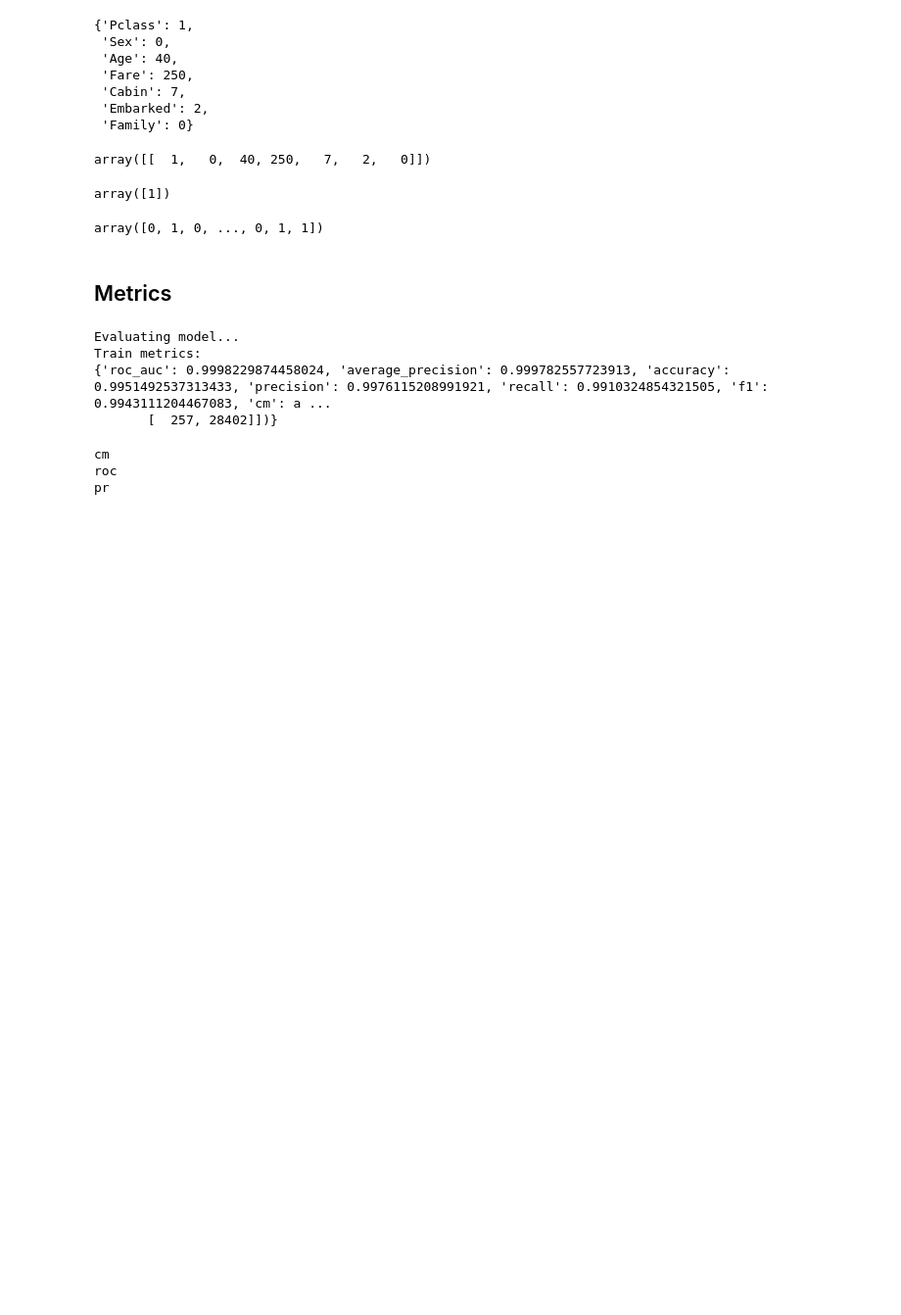
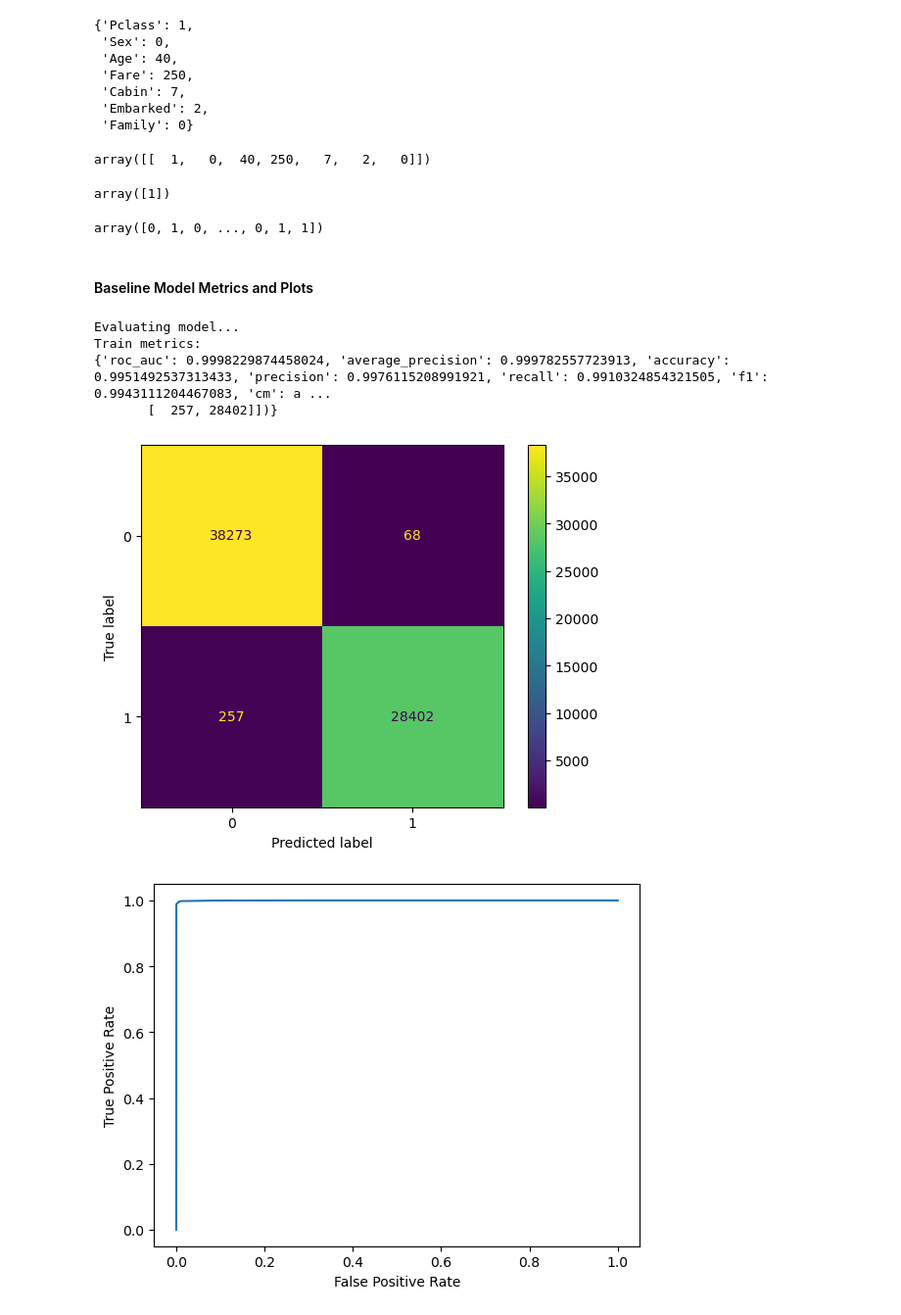
Before and after one commit to univai-community/mlops1, a Jupyter notebook: simplemodel-00.ipynb, the cells around one changed output. Shown: that part at 98% size. Saved outputs shown, nothing was run; the diff lists cells and outputs as text; code cells hidden in the pictures; blank space fills up the shorter version.

```diff
--- a/simplemodel-00.ipynb
+++ b/simplemodel-00.ipynb
@@ -75,11 +92,11 @@ def get_metrics(y, ypred, yproba):
 # %%
 def get_plots(y, ypred, yproba):
     cm = confusion_matrix(y, ypred)
-    cm_plot = ConfusionMatrixDisplay(cm).plot()
+    cm_plot = ConfusionMatrixDisplay(cm)
     fpr, tpr, _ = roc_curve(y, yproba)
-    roc_plot = RocCurveDisplay(fpr=fpr, tpr=tpr).plot()
+    roc_plot = RocCurveDisplay(fpr=fpr, tpr=tpr)
     prec, recall, _ = precision_recall_curve(y, yproba)
-    pr_plot = PrecisionRecallDisplay(precision=prec, recall=recall).plot()
+    pr_plot = PrecisionRecallDisplay(precision=prec, recall=recall)
     return {
         'cm': cm_plot,
         'roc': roc_plot,
@@ -214,6 +234,6 @@ We abuse the word test here: we really mean validation.
 # %%
 print("Training model...")
-X_train, X_test, y_train, y_test = train_test_split(
+X_train, X_valid, y_train, y_valid = train_test_split(
     train_df, y, test_size=0.33, random_state=RANDOM_STATE, stratify=y
 )
 # %% [output]
@@ -221,7 +275,7 @@ Training model...
 # %%
-def fit_model(train_X, train_y, max_depth=None, random_state=42):
+def fit_model_rf(train_X, train_y, max_depth=None, random_state=42):
     clf = RandomForestClassifier(n_estimators=200, max_depth=max_depth, random_state=random_state)
     clf.fit(train_X, train_y)
     return clf
 # %%
-model = fit_model(X_train, y_train)
+model = fit_model_rf(X_train, y_train)
@@ -288,11 +313,11 @@ rehydrated.predict(inputX.reshape(1,-1))
 # %% [output]
 array([1])
-# %%
-rehydrated.predict(X_test)
-# %% [output]
-array([0, 1, 0, ..., 0, 1, 1])
+# %%
+model.predict(X_valid)
+# %% [output]
+array([0, 1, 0, ..., 0, 1, 1])
 # %% [markdown]
-## Metrics
+#### Baseline Model Metrics and Plots
 # %%
 print("Evaluating model...")
 train_metrics, train_plots = eval_model(model, X_train, y_train)
@@ -305,10 +330,8 @@ Train metrics:
        [  257, 28402]])}
 # %%
 for k in train_plots:
-    print(k)
     f = train_plots[k]
-    f.figure_.savefig(f"train_{k}.png")
+    f.plot()
 # %% [output]
-cm
-roc
-pr
+[figure, added]
+[figure, added]
```
Also changed, not shown: parts of 50 cells of this notebook.
